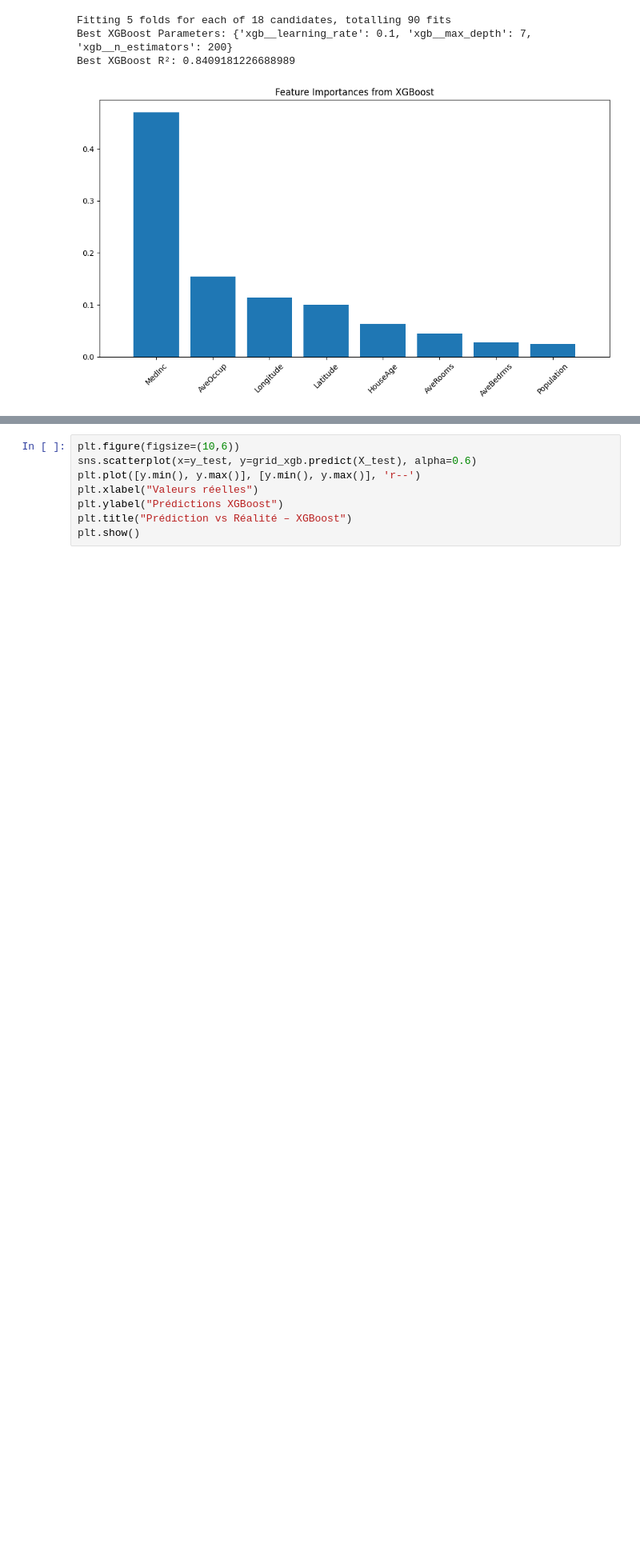
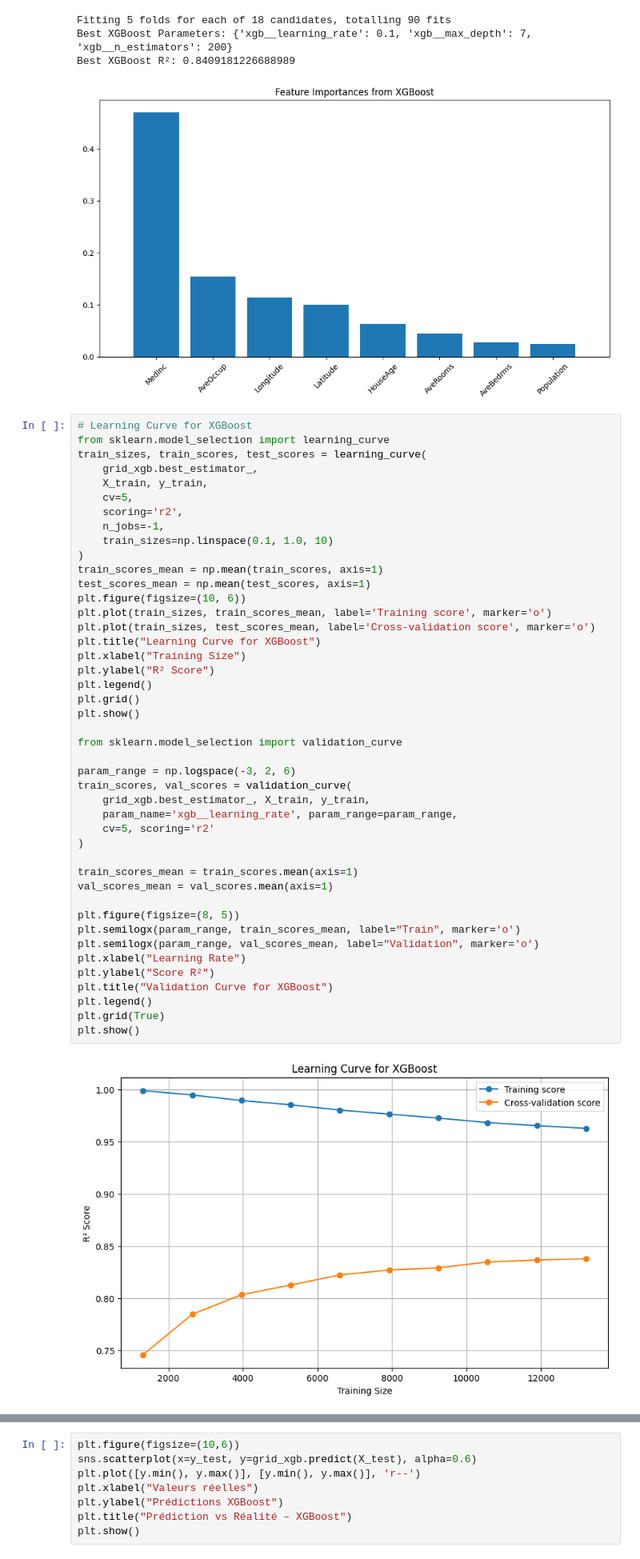
Before and after one commit to Stucki92/california-housing-regression, a Jupyter notebook: housing_california.ipynb, the cells around one changed output, grey strips where cells are left out. Shown at 80% size. Saved outputs shown, nothing was run; the diff lists cells and outputs as text; blank space fills up the shorter version.

```diff
--- a/housing_california.ipynb
+++ b/housing_california.ipynb
@@ -308,3 +332,49 @@ Fitting 5 folds for each of 18 candidates, totalling 90 fits
 Best XGBoost Parameters: {'xgb__learning_rate': 0.1, 'xgb__max_depth': 7, 'xgb__n_estimators': 200}
 Best XGBoost R²: 0.8409181226688989
 [figure]
+# %%
+# Learning Curve for XGBoost
+from sklearn.model_selection import learning_curve
+train_sizes, train_scores, test_scores = learning_curve(
+    grid_xgb.best_estimator_,
+    X_train, y_train,
+    cv=5,
+    scoring='r2',
+    n_jobs=-1,
+    train_sizes=np.linspace(0.1, 1.0, 10)
+)
+train_scores_mean = np.mean(train_scores, axis=1)
+test_scores_mean = np.mean(test_scores, axis=1)
+plt.figure(figsize=(10, 6))
+plt.plot(train_sizes, train_scores_mean, label='Training score', marker='o')
+plt.plot(train_sizes, test_scores_mean, label='Cross-validation score', marker='o')
+plt.title("Learning Curve for XGBoost")
+plt.xlabel("Training Size")
+plt.ylabel("R² Score")
+plt.legend()
+plt.grid()
+plt.show()
+
+from sklearn.model_selection import validation_curve
+
+param_range = np.logspace(-3, 2, 6)
+train_scores, val_scores = validation_curve(
+    grid_xgb.best_estimator_, X_train, y_train,
+    param_name='xgb__learning_rate', param_range=param_range,
+    cv=5, scoring='r2'
+)
+
+train_scores_mean = train_scores.mean(axis=1)
+val_scores_mean = val_scores.mean(axis=1)
+
+plt.figure(figsize=(8, 5))
+plt.semilogx(param_range, train_scores_mean, label="Train", marker='o')
+plt.semilogx(param_range, val_scores_mean, label="Validation", marker='o')
+plt.xlabel("Learning Rate")
+plt.ylabel("Score R²")
+plt.title("Validation Curve for XGBoost")
+plt.legend()
+plt.grid(True)
+plt.show()
+# %% [output]
+[figure, added]
```
Also changed, not shown: parts of 3 cells of this notebook.
